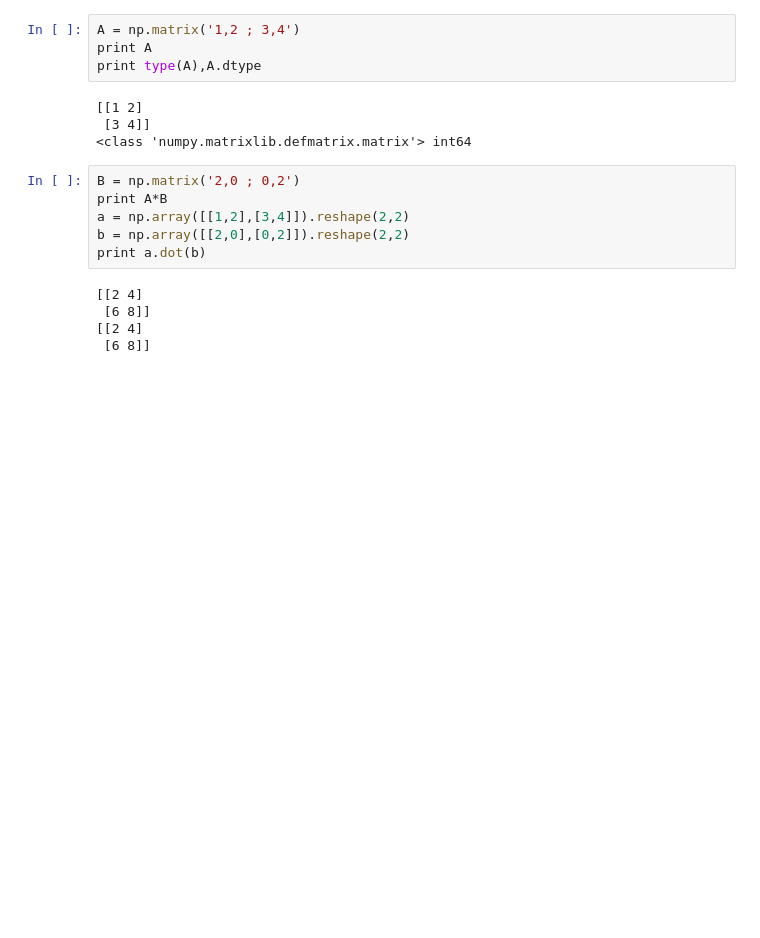
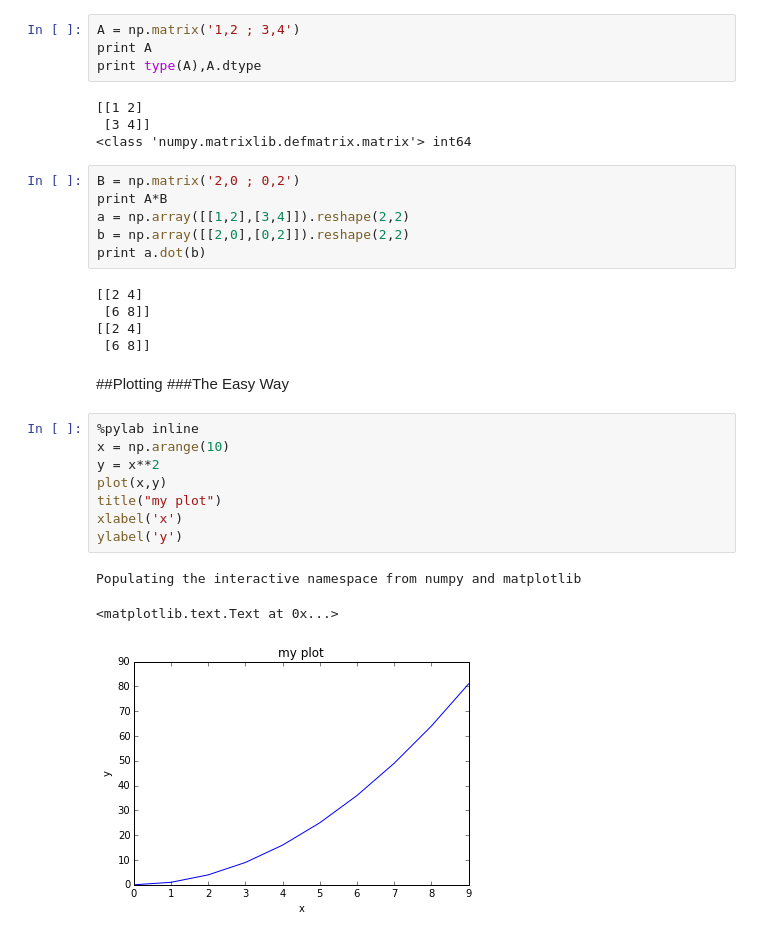
Before and after one commit to ben-albrecht/PythonWorkshop2015, a Jupyter notebook: ScientificLibraries/slideshow.ipynb, the cells around one changed output. Saved outputs shown, nothing was run; the diff lists cells and outputs as text; blank space fills up the shorter version.

Commit message:
added plots

```diff
--- a/ScientificLibraries/slideshow.ipynb
+++ b/ScientificLibraries/slideshow.ipynb
@@ -271,3 +249,18 @@ print a.dot(b)
  [6 8]]
 [[2 4]
  [6 8]]
+# %% [markdown]
+##Plotting
+###The Easy Way
+# %%
+%pylab inline
+x = np.arange(10)
+y = x**2
+plot(x,y)
+title("my plot")
+xlabel('x')
+ylabel('y')
+# %% [output]
+Populating the interactive namespace from numpy and matplotlib
+<matplotlib.text.Text at 0x...>
+[figure, added]
```
Also changed, not shown: parts of 6 cells of this notebook, 1 other file.
